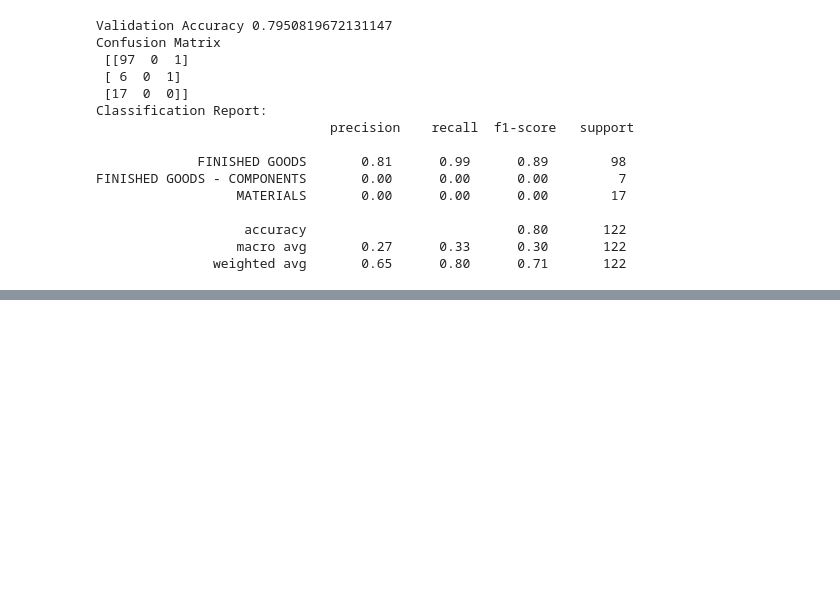
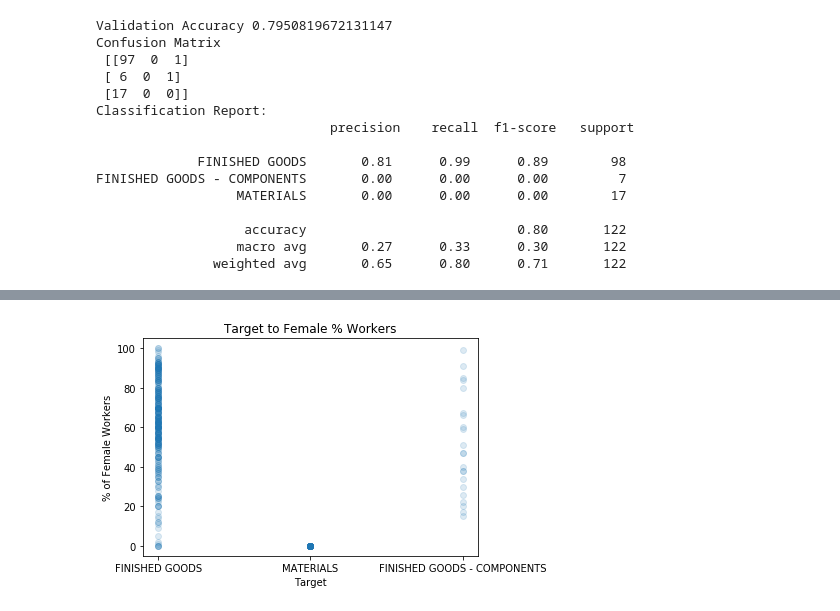
Before and after one commit to mikvikpik/nike_factory_classification, a Jupyter notebook: 07_31_2019_Revision_Unit_2_Notebook_Project_Wrangling.ipynb, the cells around one changed output, grey strips where cells are left out. Saved outputs shown, nothing was run; the diff lists cells and outputs as text; code cells hidden in the pictures; blank space fills up the shorter version.

```diff
--- a/07_31_2019_Revision_Unit_2_Notebook_Project_Wrangling.ipynb
+++ b/07_31_2019_Revision_Unit_2_Notebook_Project_Wrangling.ipynb
@@ -745,0 +958,8 @@ Using no weights on KNeighbors Classifier created lower accuracy score, while th
+# %%
+plt.scatter(y_train, X_train['% Female Workers'], alpha = .15)
+plt.title('Target to Female % Workers')
+plt.xlabel('Target')
+plt.ylabel('% of Female Workers')
+plt.show();
+# %% [output]
+[figure, added]
```
Also changed, not shown: parts of 26 cells of this notebook.
